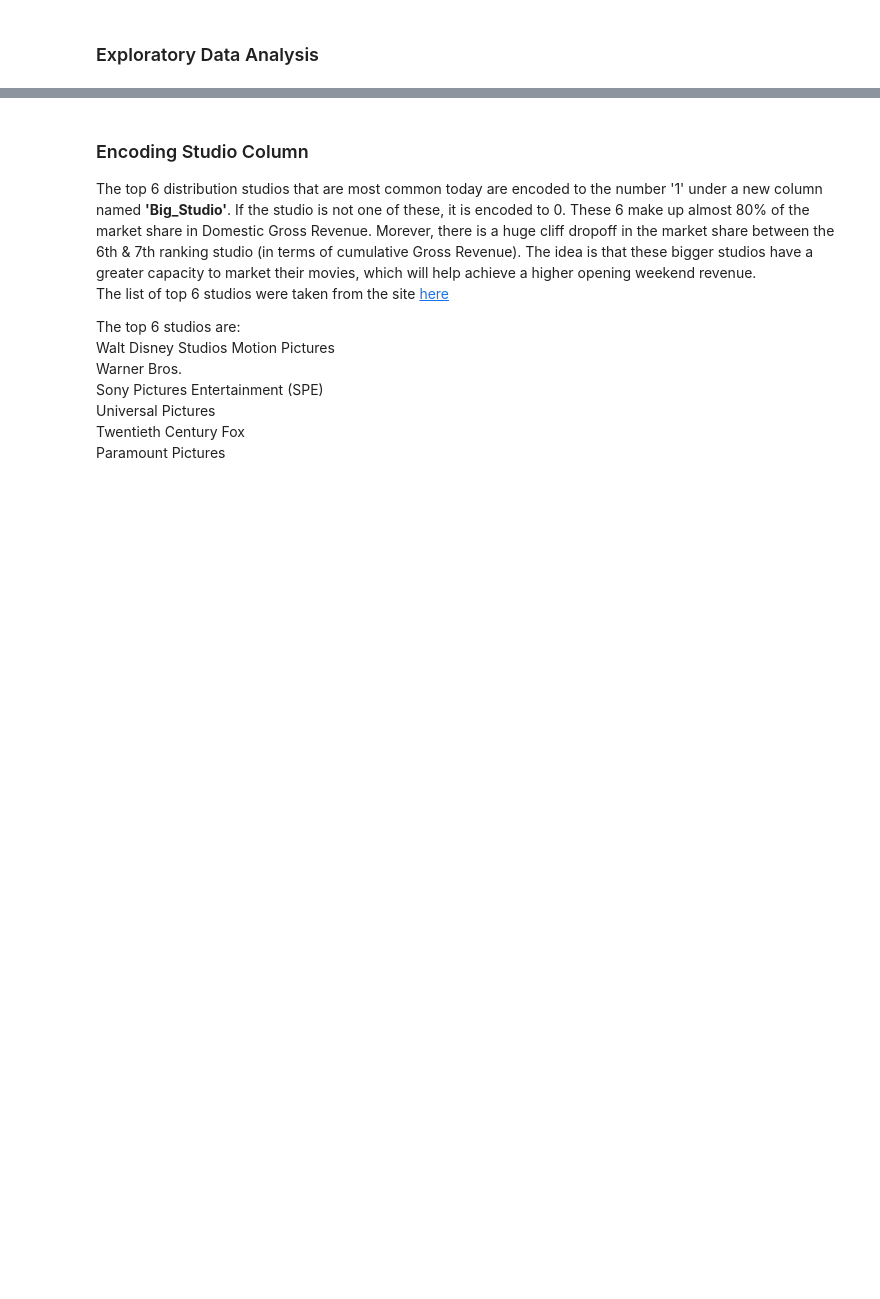
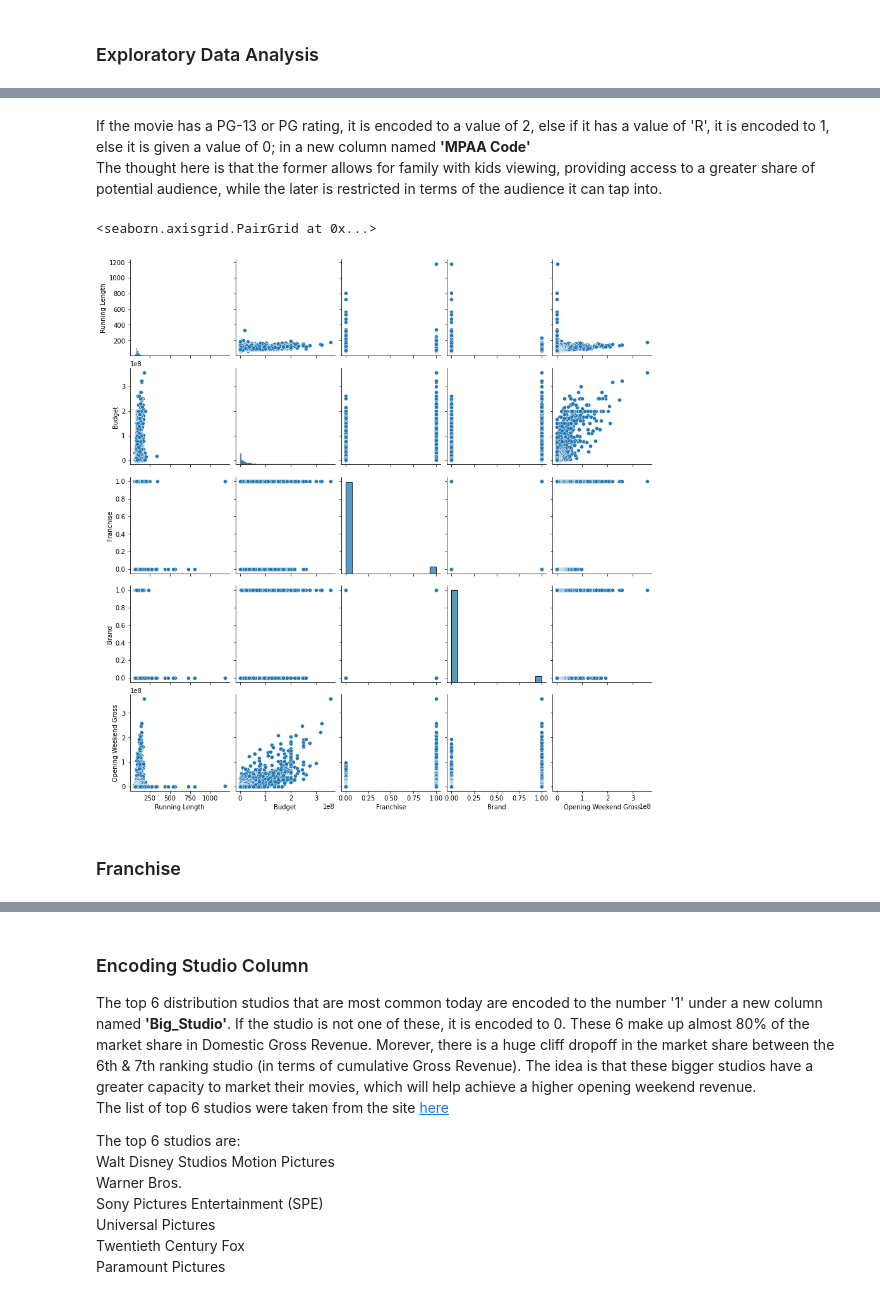
Before and after one commit to navish92/Predicting_Movie_Opening_Weekend, a Jupyter notebook: EDA_Cleaning_and_Encoding_Features.ipynb, the cells around one changed output, grey strips where cells are left out. Drawn from its saved outputs; the diff is of its cells as text; code cells hidden in the pictures; blank space fills up the shorter version.

```diff
--- a/EDA_Cleaning_and_Encoding_Features.ipynb
+++ b/EDA_Cleaning_and_Encoding_Features.ipynb
@@ -60,0 +338,12 @@ Name: Franchise, dtype: int64
+# %% [markdown]
+If the movie has a PG-13 or PG rating, it is encoded to a value of 2, else if it has a value of 'R', it is encoded to 1, else it is given a value of 0; in a new column named **'MPAA Code'**
+The thought here is that the former allows for family with kids viewing, providing access to a greater share of potential audience, while the later is restricted in terms of the audience it can tap into.
+# %%
+sns.pairplot(data=df_movies[cols_list].drop(columns=['Domestic to Opening Gross','Domestic Gross']), \
+                                            diag_kind='hist')
+# %% [output]
+<seaborn.axisgrid.PairGrid at 0x...>
+[figure, added]
+# %% [markdown]
+
+### Franchise
```
Also changed, not shown: parts of 42 cells of this notebook.
